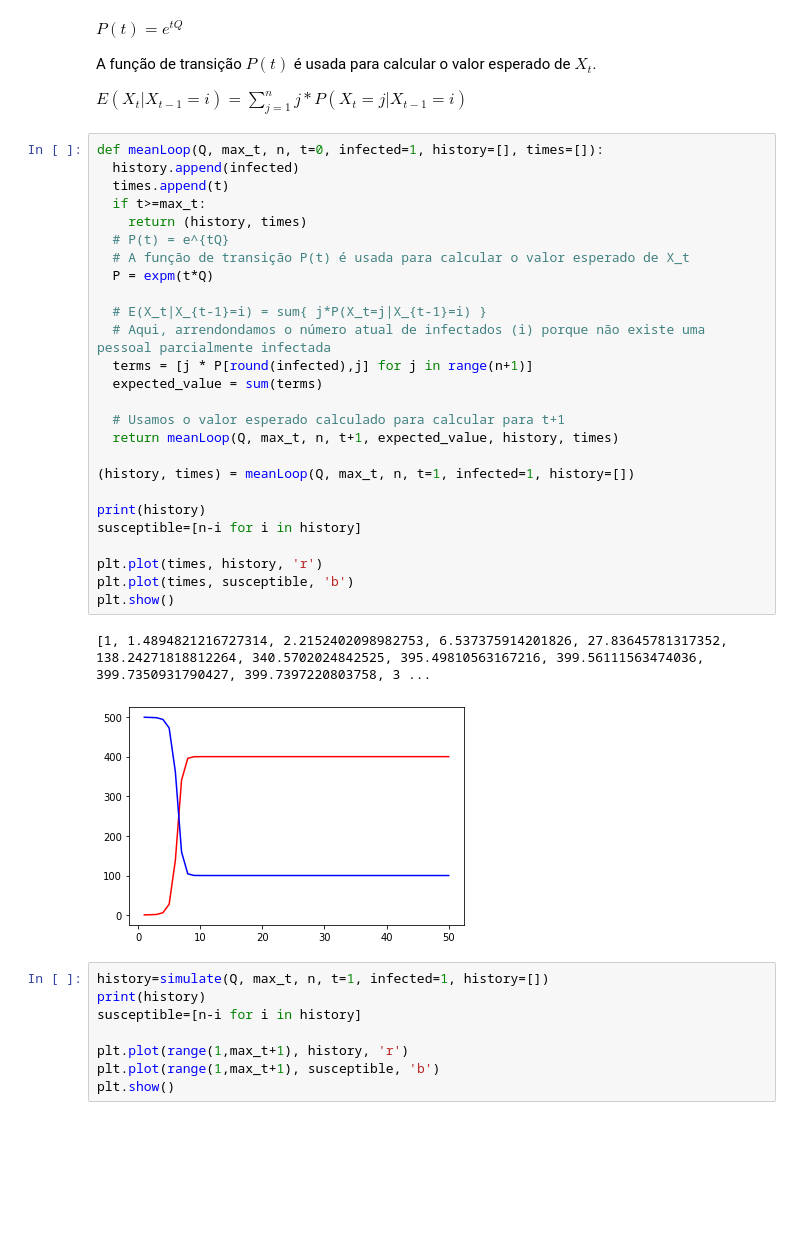
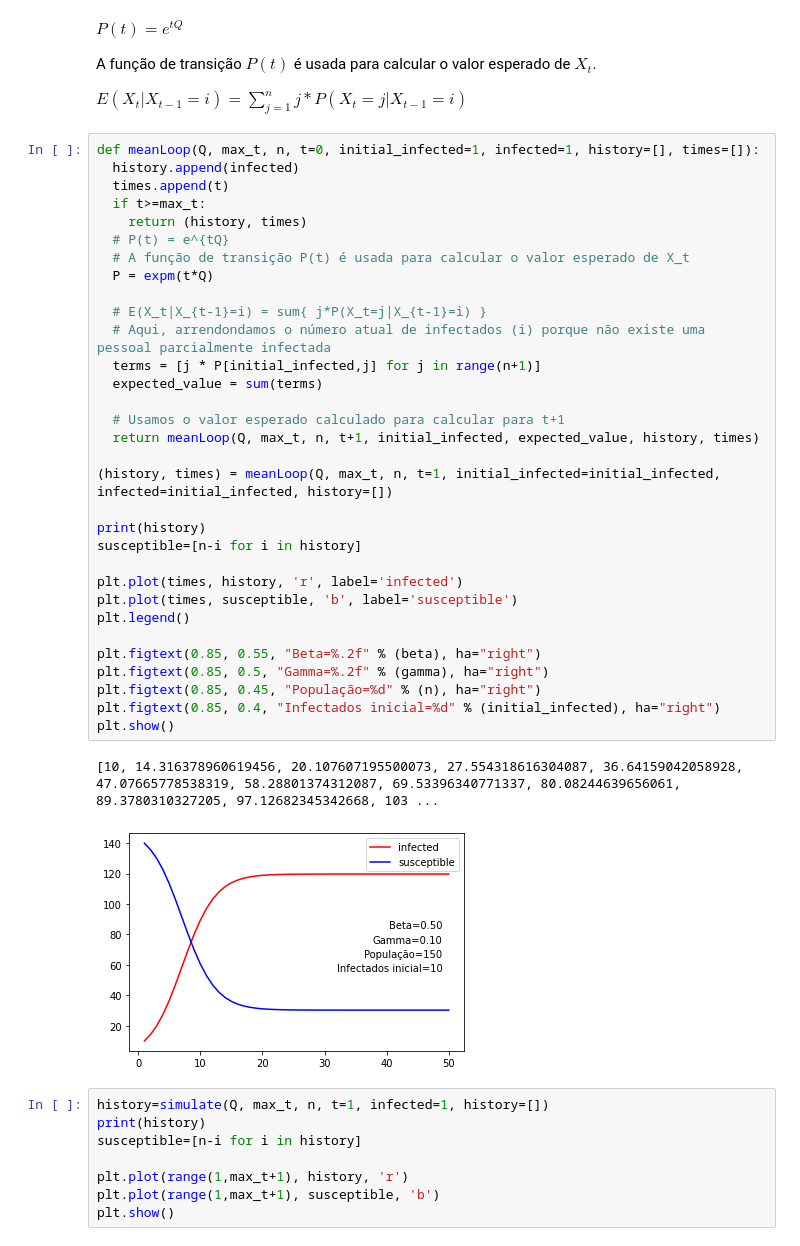
Before and after one commit to andrecsq/fake-news-epidemiology-model, a Jupyter notebook: notebook_markovChain.ipynb, the cells around one changed output. Cells and saved outputs as stored; diff of their text form; blank space fills up the shorter version.

```diff
--- a/notebook_markovChain.ipynb
+++ b/notebook_markovChain.ipynb
@@ -75,34 +75,40 @@ A função de transição $P(t)$ é usada para calcular o valor esperado de $X_t
 
 $E(X_t|X_{t-1}=i) = \sum_{j=1}^{n}{j*P(X_t=j|X_{t-1}=i)}$
 # %%
-def meanLoop(Q, max_t, n, t=0, infected=1, history=[], times=[]):
+def meanLoop(Q, max_t, n, t=0, initial_infected=1, infected=1, history=[], times=[]):
   history.append(infected)
   times.append(t)
   if t>=max_t:
     return (history, times)
   # P(t) = e^{tQ}
   # A função de transição P(t) é usada para calcular o valor esperado de X_t
   P = expm(t*Q)
 
   # E(X_t|X_{t-1}=i) = sum{ j*P(X_t=j|X_{t-1}=i) }
   # Aqui, arrendondamos o número atual de infectados (i) porque não existe uma pessoal parcialmente infectada
-  terms = [j * P[round(infected),j] for j in range(n+1)]
+  terms = [j * P[initial_infected,j] for j in range(n+1)]
   expected_value = sum(terms)
 
   # Usamos o valor esperado calculado para calcular para t+1
-  return meanLoop(Q, max_t, n, t+1, expected_value, history, times)
+  return meanLoop(Q, max_t, n, t+1, initial_infected, expected_value, history, times)
 
-(history, times) = meanLoop(Q, max_t, n, t=1, infected=1, history=[])
+(history, times) = meanLoop(Q, max_t, n, t=1, initial_infected=initial_infected, infected=initial_infected, history=[])
 
 print(history)
 susceptible=[n-i for i in history]
 
-plt.plot(times, history, 'r')
-plt.plot(times, susceptible, 'b')
+plt.plot(times, history, 'r', label='infected')
+plt.plot(times, susceptible, 'b', label='susceptible')
+plt.legend()
+
+plt.figtext(0.85, 0.55, "Beta=%.2f" % (beta), ha="right")
+plt.figtext(0.85, 0.5, "Gamma=%.2f" % (gamma), ha="right")
+plt.figtext(0.85, 0.45, "População=%d" % (n), ha="right")
+plt.figtext(0.85, 0.4, "Infectados inicial=%d" % (initial_infected), ha="right")
 plt.show()
 # %% [output]
-[1, 1.4894821216727314, 2.2152402098982753, 6.537375914201826, 27.83645781317352, 138.24271818812264, 340.5702024842525, 395.49810563167216, 399.56111563474036, 399.7350931790427, 399.7397220803758, 3 ...
+[10, 14.316378960619456, 20.107607195500073, 27.554318616304087, 36.64159042058928, 47.07665778538319, 58.28801374312087, 69.53396340771337, 80.08244639656061, 89.3780310327205, 97.12682345342668, 103 ...
-[figure, old version]
+[figure, new version]
 # %%
 history=simulate(Q, max_t, n, t=1, infected=1, history=[])
 print(history)
```
